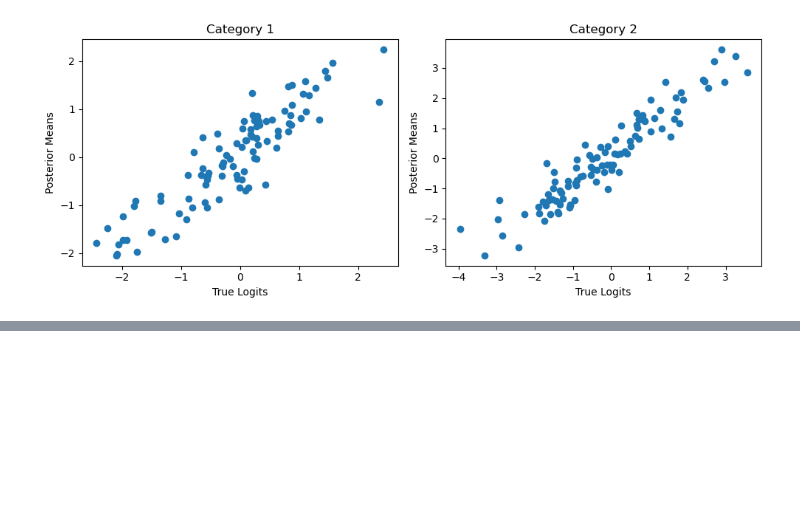
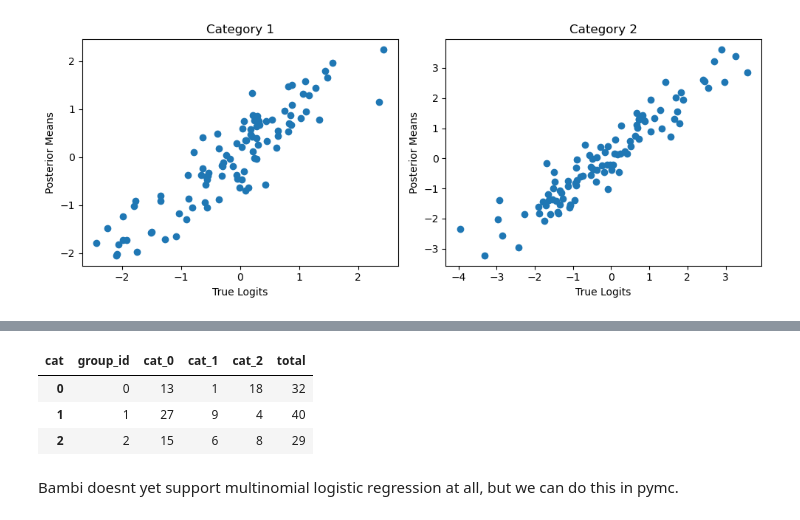
Before and after one commit to DrEntropy/multinom, a Jupyter notebook: random_effects_mn.ipynb, the cells around one changed output, grey strips where cells are left out. Cells and saved outputs as stored; diff of their text form; code cells hidden in the pictures; blank space fills up the shorter version.

```diff
--- a/random_effects_mn.ipynb
+++ b/random_effects_mn.ipynb
@@ -238,0 +266,9 @@ plt.show()
+# %%
+agg_df.head(3)
+# %% [output]
+| cat | group_id | cat_0 | cat_1 | cat_2 | total |
+| 0 | 0 | 13 | 1 | 18 | 32 |
+| 1 | 1 | 27 | 9 | 4 | 40 |
+| 2 | 2 | 15 | 6 | 8 | 29 |
+# %% [markdown]
+Bambi doesnt yet support multinomial logistic regression at all, but we can do this in pymc.
```
Also changed, not shown: parts of 16 cells of this notebook, 1 other file.
